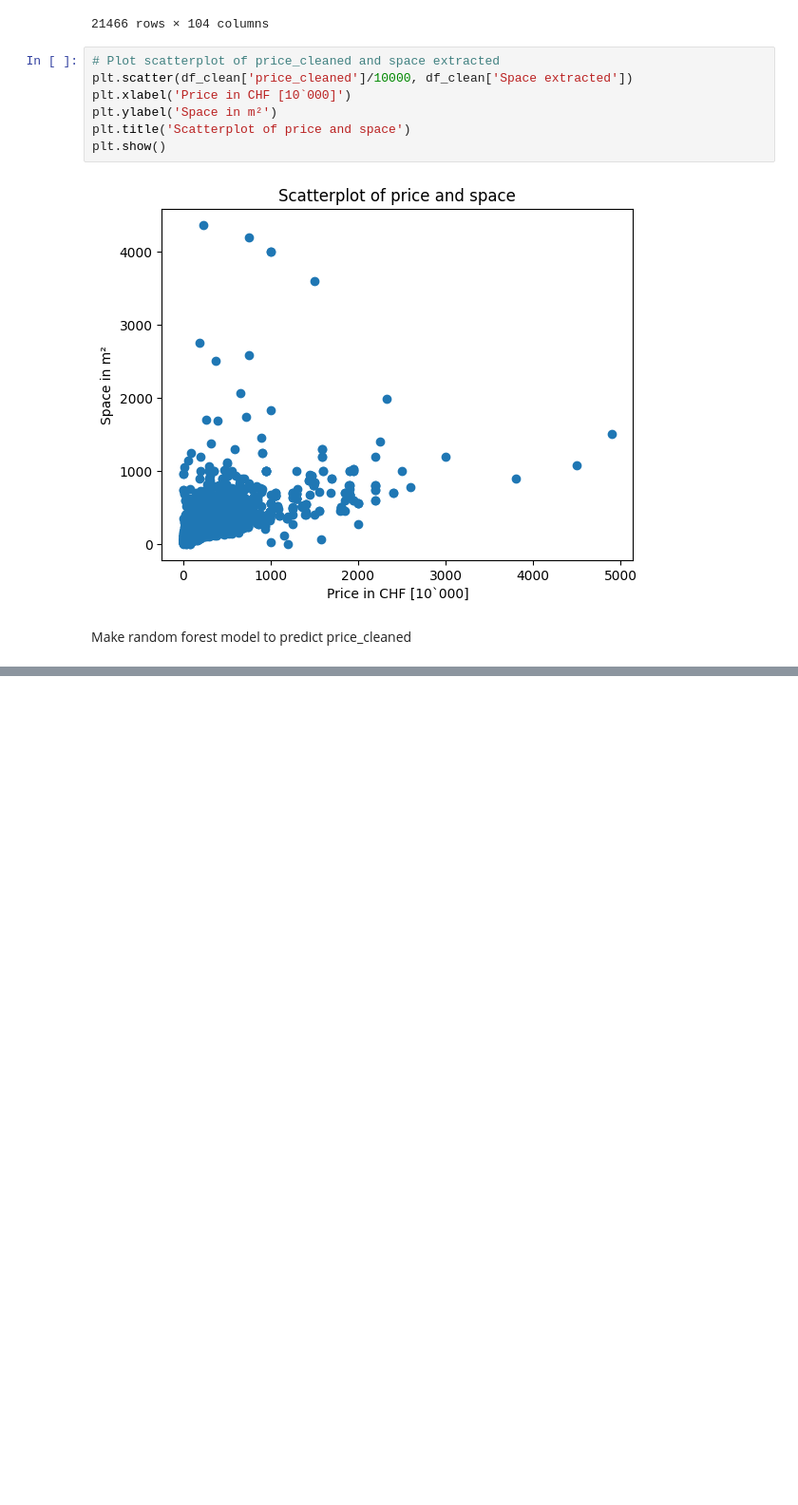
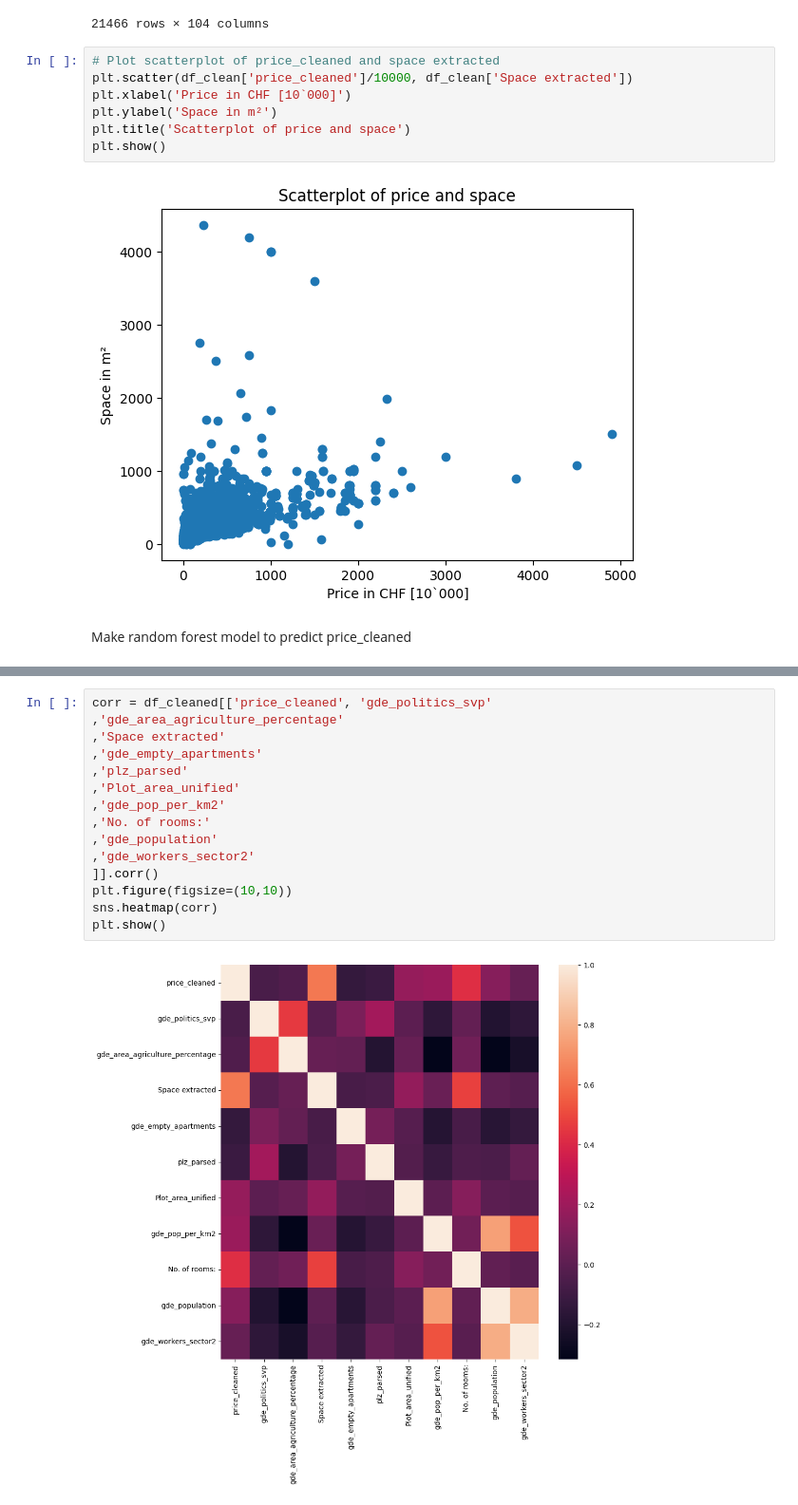
Before and after one commit to staldenhoefler/immo_challenge, a Jupyter notebook: notebooks/EDA_dsa.ipynb, the cells around one changed output, grey strips where cells are left out. Shown at 95% size. Cells and saved outputs as stored; diff of their text form; blank space fills up the shorter version.

```diff
--- a/notebooks/EDA_dsa.ipynb
+++ b/notebooks/EDA_dsa.ipynb
@@ -502,0 +543,17 @@ df_cleaned
+# %%
+corr = df_cleaned[['price_cleaned', 'gde_politics_svp'
+,'gde_area_agriculture_percentage'
+,'Space extracted'
+,'gde_empty_apartments'
+,'plz_parsed'
+,'Plot_area_unified'
+,'gde_pop_per_km2'
+,'No. of rooms:'
+,'gde_population'
+,'gde_workers_sector2'
+]].corr()
+plt.figure(figsize=(10,10))
+sns.heatmap(corr)
+plt.show()
+# %% [output]
+[figure, added]
```
Also changed, not shown: parts of 4 cells of this notebook.
